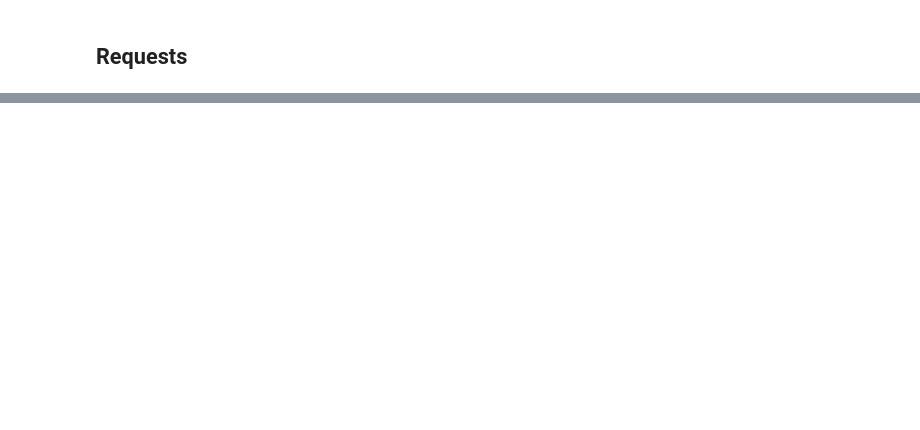
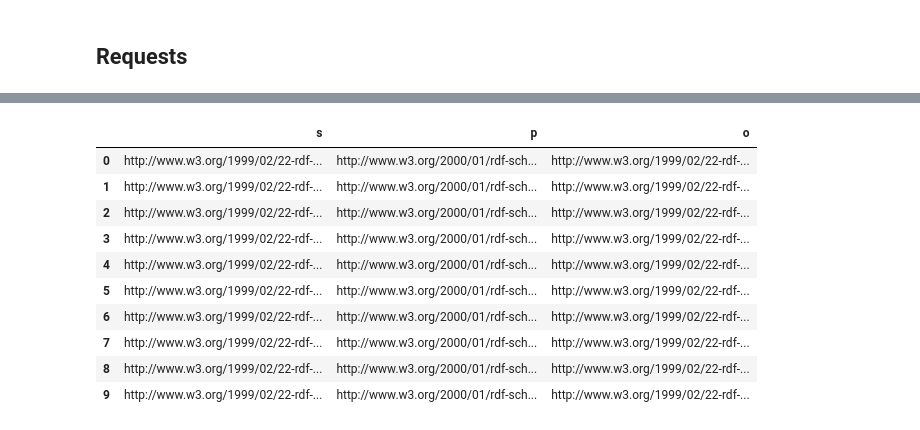
Before and after one commit to bequrios/JupyterLite_Local, a Jupyter notebook: notebooks/notebook.ipynb, the cells around one changed output, grey strips where cells are left out. Saved outputs shown, nothing was run; the diff lists cells and outputs as text; code cells hidden in the pictures; blank space fills up the shorter version.

```diff
--- a/notebooks/notebook.ipynb
+++ b/notebooks/notebook.ipynb
@@ -28,0 +104,24 @@ print(response.status_code)
+# %%
+query = """
+
+SELECT * WHERE {
+  ?s ?p ?o .
+} LIMIT 10
+
+"""
+
+df = query_endpoint("https://ld.admin.ch/query", query)
+
+display_result(df)
+# %% [output]
+|  | s | p | o |
+| 0 | http://www.w3.org/1999/02/22-rdf-... | http://www.w3.org/2000/01/rdf-sch... | http://www.w3.org/1999/02/22-rdf-... |
+| 1 | http://www.w3.org/1999/02/22-rdf-... | http://www.w3.org/2000/01/rdf-sch... | http://www.w3.org/1999/02/22-rdf-... |
+| 2 | http://www.w3.org/1999/02/22-rdf-... | http://www.w3.org/2000/01/rdf-sch... | http://www.w3.org/1999/02/22-rdf-... |
+| 3 | http://www.w3.org/1999/02/22-rdf-... | http://www.w3.org/2000/01/rdf-sch... | http://www.w3.org/1999/02/22-rdf-... |
+| 4 | http://www.w3.org/1999/02/22-rdf-... | http://www.w3.org/2000/01/rdf-sch... | http://www.w3.org/1999/02/22-rdf-... |
+| 5 | http://www.w3.org/1999/02/22-rdf-... | http://www.w3.org/2000/01/rdf-sch... | http://www.w3.org/1999/02/22-rdf-... |
+| 6 | http://www.w3.org/1999/02/22-rdf-... | http://www.w3.org/2000/01/rdf-sch... | http://www.w3.org/1999/02/22-rdf-... |
+| 7 | http://www.w3.org/1999/02/22-rdf-... | http://www.w3.org/2000/01/rdf-sch... | http://www.w3.org/1999/02/22-rdf-... |
+| 8 | http://www.w3.org/1999/02/22-rdf-... | http://www.w3.org/2000/01/rdf-sch... | http://www.w3.org/1999/02/22-rdf-... |
+| 9 | http://www.w3.org/1999/02/22-rdf-... | http://www.w3.org/2000/01/rdf-sch... | http://www.w3.org/1999/02/22-rdf-... |
```
Also changed, not shown: parts of 12 cells of this notebook, 2 other files.
